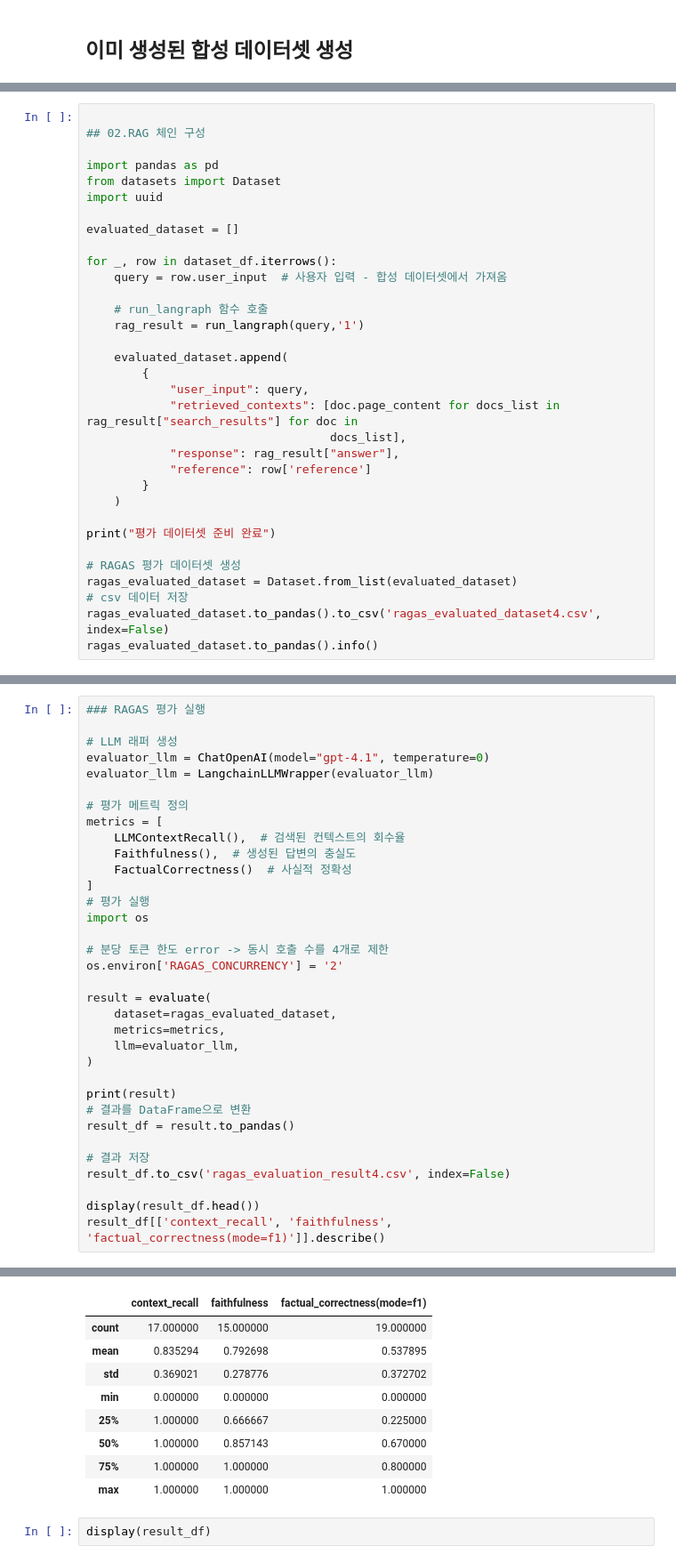
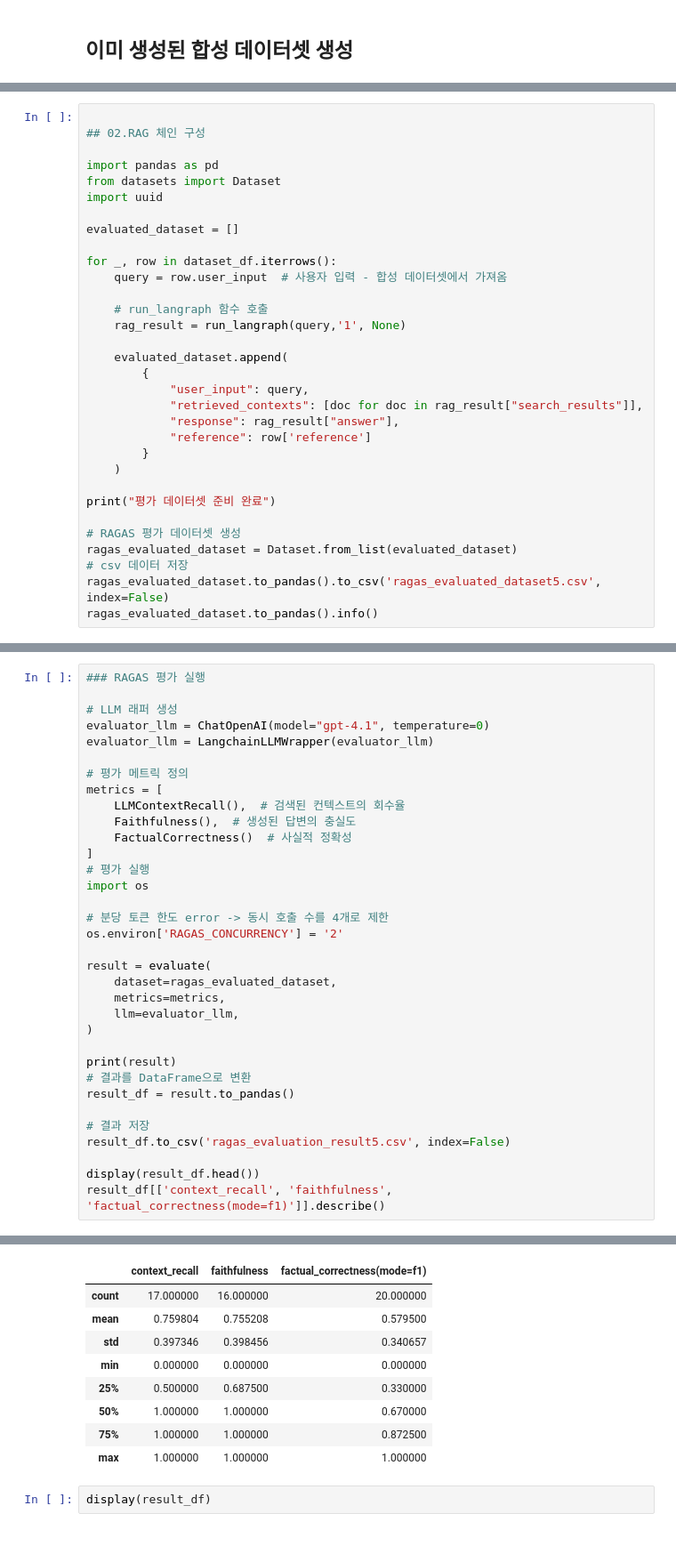
Before and after one commit to skn-ai14-250409/SKN14-Final-1Team-AI, a Jupyter notebook: LLM/ragas/langgraph_fifth.ipynb, the cells around one changed output, grey strips where cells are left out. Shown: that part at 89% size. Drawn from its saved outputs; the diff is of its cells as text.

```diff
--- a/LLM/ragas/langgraph_fourth.ipynb
+++ b/LLM/ragas/langgraph_fifth.ipynb
@@ -257,13 +306,12 @@ for _, row in dataset_df.iterrows():
     query = row.user_input  # 사용자 입력 - 합성 데이터셋에서 가져옴
 
     # run_langraph 함수 호출
-    rag_result = run_langraph(query,'1')
+    rag_result = run_langraph(query,'1', None)
 
     evaluated_dataset.append(
         {
             "user_input": query,
-            "retrieved_contexts": [doc.page_content for docs_list in rag_result["search_results"] for doc in
-                                   docs_list],
+            "retrieved_contexts": [doc for doc in rag_result["search_results"]],
             "response": rag_result["answer"],
             "reference": row['reference']
         }
@@ -274,6 +322,6 @@ print("평가 데이터셋 준비 완료")
 # RAGAS 평가 데이터셋 생성
 ragas_evaluated_dataset = Dataset.from_list(evaluated_dataset)
 # csv 데이터 저장
-ragas_evaluated_dataset.to_pandas().to_csv('ragas_evaluated_dataset4.csv', index=False)
+ragas_evaluated_dataset.to_pandas().to_csv('ragas_evaluated_dataset5.csv', index=False)
 ragas_evaluated_dataset.to_pandas().info()
 # %% [output]
@@ -324,7 +372,7 @@ print(result)
 result_df = result.to_pandas()
 
 # 결과 저장
-result_df.to_csv('ragas_evaluation_result4.csv', index=False)
+result_df.to_csv('ragas_evaluation_result5.csv', index=False)
 
 display(result_df.head())
 result_df[['context_recall', 'faithfulness', 'factual_correctness(mode=f1)']].describe()
@@ -348,11 +394,11 @@ Exception raised in Job[40]: TimeoutError()
 |  | context_recall | faithfulness | factual_correctness(mode=f1) |
-| count | 17.000000 | 15.000000 | 19.000000 |
-| mean | 0.835294 | 0.792698 | 0.537895 |
-| std | 0.369021 | 0.278776 | 0.372702 |
+| count | 17.000000 | 16.000000 | 20.000000 |
+| mean | 0.759804 | 0.755208 | 0.579500 |
+| std | 0.397346 | 0.398456 | 0.340657 |
 | min | 0.000000 | 0.000000 | 0.000000 |
-| 25% | 1.000000 | 0.666667 | 0.225000 |
-| 50% | 1.000000 | 0.857143 | 0.670000 |
-| 75% | 1.000000 | 1.000000 | 0.800000 |
+| 25% | 0.500000 | 0.687500 | 0.330000 |
+| 50% | 1.000000 | 1.000000 | 0.670000 |
+| 75% | 1.000000 | 1.000000 | 0.872500 |
 | max | 1.000000 | 1.000000 | 1.000000 |
 # %%
 display(result_df)
```
Also changed, not shown: parts of 12 cells of this notebook, 9 other files.
